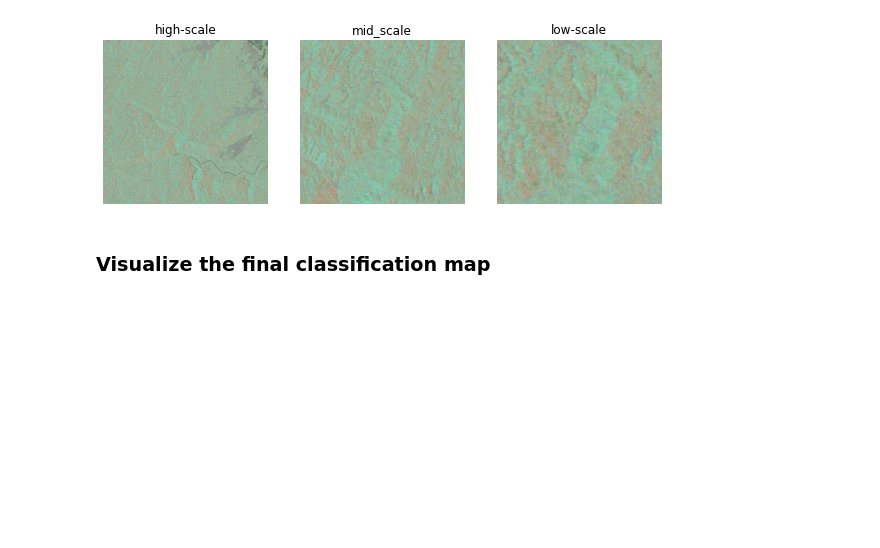
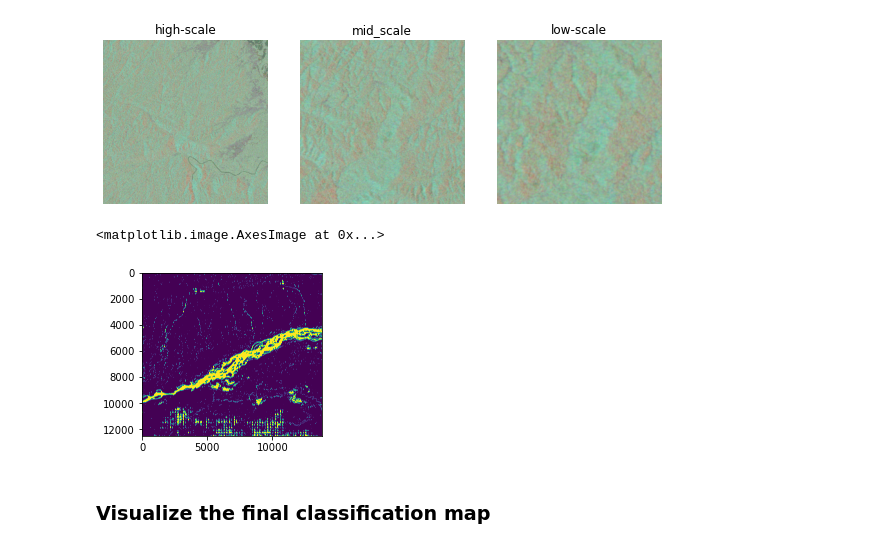
Before and after one commit to xinluo2018/Tibet-Water-2020, a Jupyter notebook: notebooks/model_infer.ipynb, the cells around one changed output. Cells and saved outputs as stored; diff of their text form; code cells hidden in the pictures; blank space fills up the shorter version.

```diff
--- a/notebooks/model_infer.ipynb
+++ b/notebooks/model_infer.ipynb
@@ -107,6 +107,18 @@ pred_patch_list = model_pred(model, inputs)
 pred_patch_list = [np.squeeze(patch, axis = 0).permute(1, 2, 0) for patch in pred_patch_list]
 pro_map = imgPat_ins.toImage(pred_patch_list)
 cla_map = np.where(pro_map>0.5, 1, 0)
+# %%
+# tile_num = '001'
+# path_s1_water = config.root_tb_data + '/' + 'tibet-202008/s1_water/tibet_s1_202008_tile_' + tile_num +'_water.tif'
+# print(path_s1_water)
+# s1_water, s1_water_info = readTiff(path_in=path_s1_water)
+
+plt.figure(figsize=(12,3))
+plt.subplot(1,3,1)
+plt.imshow(s1_water)
+# %% [output]
+<matplotlib.image.AxesImage at 0x...>
+[figure, added]
 # %% [markdown]
 ### Visualize the final classification map
 # %%
```
Also changed, not shown: parts of 2 cells of this notebook, 19 other files.
